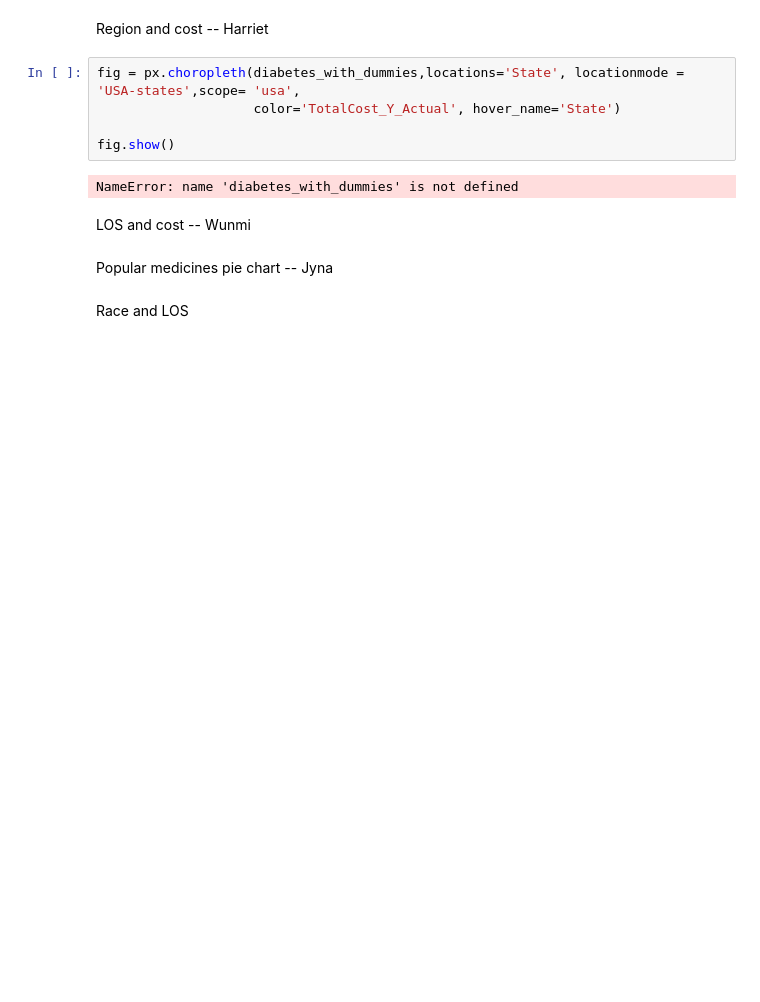
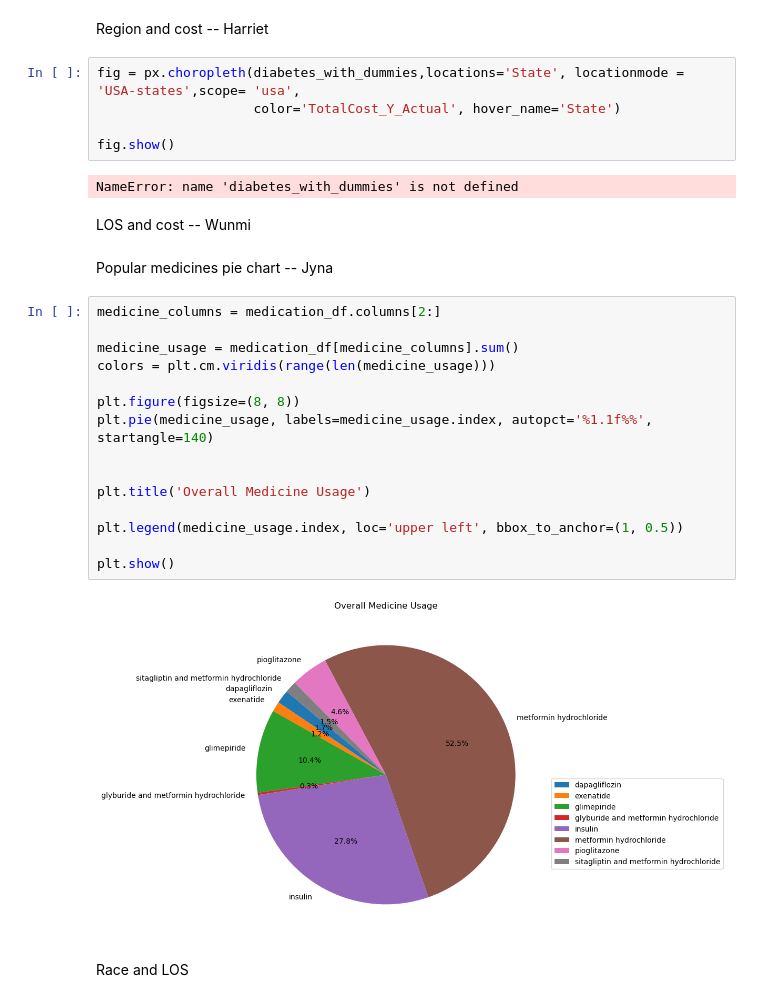
Before and after one commit to HarrietKumah/info2950-final-project, a Jupyter notebook: Phase IV.ipynb, the cells around one changed output. Drawn from its saved outputs; the diff is of its cells as text; blank space fills up the shorter version.

```diff
--- a/Phase IV.ipynb
+++ b/Phase IV.ipynb
@@ -120,5 +128,22 @@ NameError: name 'diabetes_with_dummies' is not defined
 LOS and cost -- Wunmi
 # %% [markdown]
 Popular medicines pie chart -- Jyna
+# %%
+medicine_columns = medication_df.columns[2:]
+
+medicine_usage = medication_df[medicine_columns].sum()
+colors = plt.cm.viridis(range(len(medicine_usage)))
+
+plt.figure(figsize=(8, 8))
+plt.pie(medicine_usage, labels=medicine_usage.index, autopct='%1.1f%%', startangle=140)
+
+
+plt.title('Overall Medicine Usage')
+
+plt.legend(medicine_usage.index, loc='upper left', bbox_to_anchor=(1, 0.5))
+
+plt.show()
+# %% [output]
+[figure, added]
 # %% [markdown]
 Race and LOS
```
Also changed, not shown: parts of 4 cells of this notebook.
